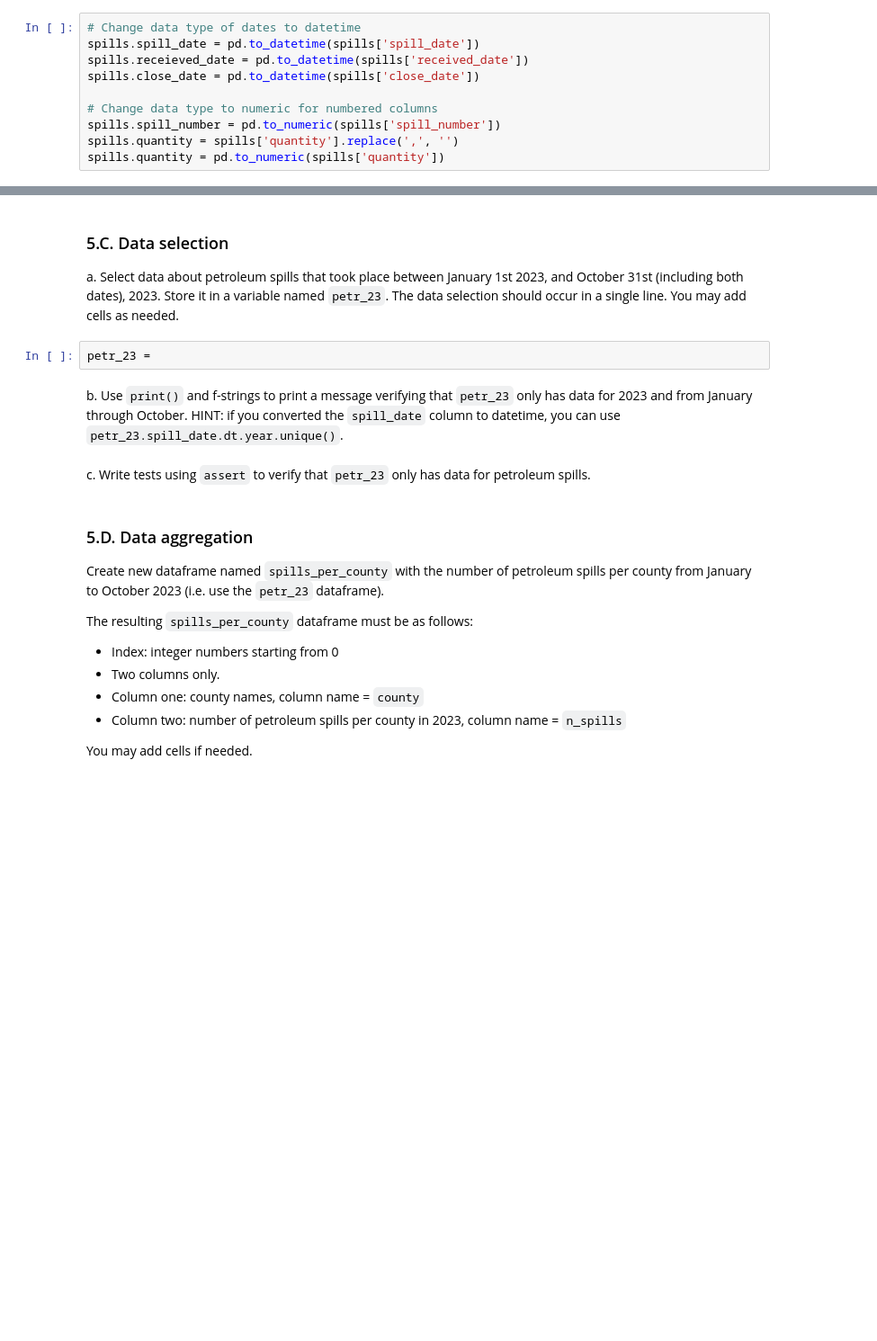
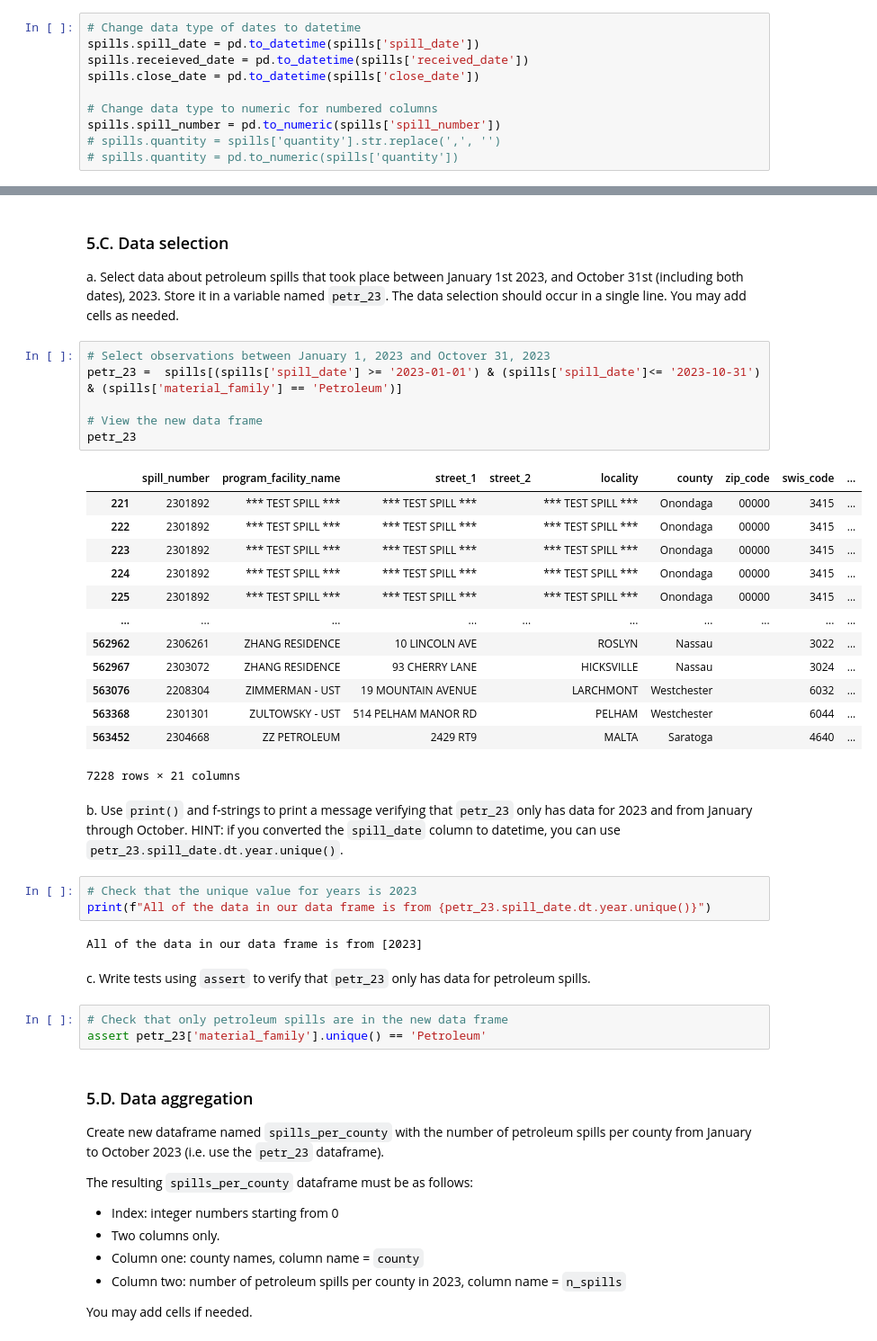
Before and after one commit to sofiiir/eds220-hwk3, a Jupyter notebook: hwk3-task1-spills.ipynb, the cells around one changed output, grey strips where cells are left out. Shown at 90% size. Cells and saved outputs as stored; diff of their text form; blank space fills up the shorter version.

Commit message:
Subset for petroleum spills in 2023

```diff
--- a/hwk3-task1-spills.ipynb
+++ b/hwk3-task1-spills.ipynb
@@ -204,5 +202,5 @@ spills.close_date = pd.to_datetime(spills['close_date'])
 
 # Change data type to numeric for numbered columns
 spills.spill_number = pd.to_numeric(spills['spill_number'])
-spills.quantity = spills['quantity'].replace(',', '')
-spills.quantity = pd.to_numeric(spills['quantity'])
+# spills.quantity = spills['quantity'].str.replace(',', '')
+# spills.quantity = pd.to_numeric(spills['quantity'])
@@ -217,7 +223,25 @@ ValueError: Unable to parse string "1,000" at position 87
 
 a. Select data about petroleum spills that took place between January 1st 2023, and October 31st (including both dates), 2023. Store it in a variable named `petr_23`. The data selection should occur in a single line. You may add cells as needed.
 # %%
-petr_23 =
+# Select observations between January 1, 2023 and Octover 31, 2023
+petr_23 =  spills[(spills['spill_date'] >= '2023-01-01') & (spills['spill_date']<= '2023-10-31') & (spills['material_family'] == 'Petroleum')]
+
+# View the new data frame
+petr_23
+# %% [output]
+|  | spill_number | program_facility_name | street_1 | street_2 | locality | county | zip_code | swis_code | ... |
+| 221 | 2301892 | *** TEST SPILL *** | *** TEST SPILL *** |  | *** TEST SPILL *** | Onondaga | 00000 | 3415 | ... |
+| 222 | 2301892 | *** TEST SPILL *** | *** TEST SPILL *** |  | *** TEST SPILL *** | Onondaga | 00000 | 3415 | ... |
+| 223 | 2301892 | *** TEST SPILL *** | *** TEST SPILL *** |  | *** TEST SPILL *** | Onondaga | 00000 | 3415 | ... |
+| 224 | 2301892 | *** TEST SPILL *** | *** TEST SPILL *** |  | *** TEST SPILL *** | Onondaga | 00000 | 3415 | ... |
+| 225 | 2301892 | *** TEST SPILL *** | *** TEST SPILL *** |  | *** TEST SPILL *** | Onondaga | 00000 | 3415 | ... |
+| ... | ... | ... | ... | ... | ... | ... | ... | ... | ... |
+| 562962 | 2306261 | ZHANG RESIDENCE | 10 LINCOLN AVE |  | ROSLYN | Nassau |  | 3022 | ... |
+| 562967 | 2303072 | ZHANG RESIDENCE | 93 CHERRY LANE |  | HICKSVILLE | Nassau |  | 3024 | ... |
+| 563076 | 2208304 | ZIMMERMAN - UST | 19 MOUNTAIN AVENUE |  | LARCHMONT | Westchester |  | 6032 | ... |
+| 563368 | 2301301 | ZULTOWSKY - UST | 514 PELHAM MANOR RD |  | PELHAM | Westchester |  | 6044 | ... |
+| 563452 | 2304668 | ZZ PETROLEUM | 2429 RT9 |  | MALTA | Saratoga |  | 4640 | ... |
+7228 rows × 21 columns
 # %% [markdown]
 <!-- END QUESTION -->
 
@@ -225,12 +249,20 @@ petr_23 =
 
 b. Use `print()` and f-strings to print a message verifying that `petr_23` only has data for 2023 and from January through October.
 HINT: if you converted the `spill_date` column to datetime, you can use `petr_23.spill_date.dt.year.unique()`.
+# %%
+# Check that the unique value for years is 2023
+print(f"All of the data in our data frame is from {petr_23.spill_date.dt.year.unique()}")
+# %% [output]
+All of the data in our data frame is from [2023]
 # %% [markdown]
 <!-- END QUESTION -->
 
 <!-- BEGIN QUESTION -->
 
 c. Write tests using `assert` to verify that `petr_23` only has data for petroleum spills.
+# %%
+# Check that only petroleum spills are in the new data frame
+assert petr_23['material_family'].unique() == 'Petroleum'
 # %% [markdown]
 <!-- END QUESTION -->
 
```
Also changed, not shown: parts of 4 cells of this notebook.
